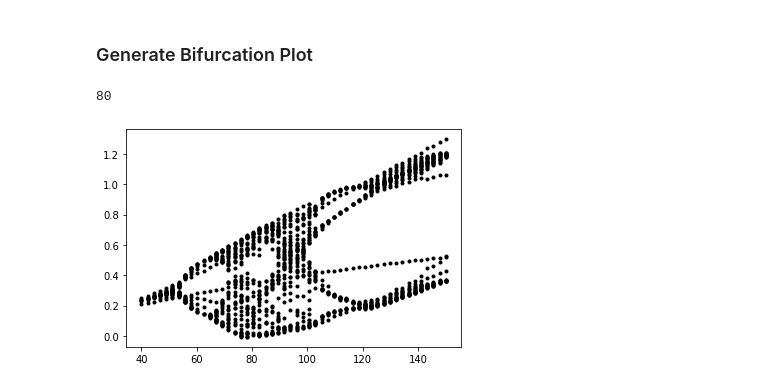
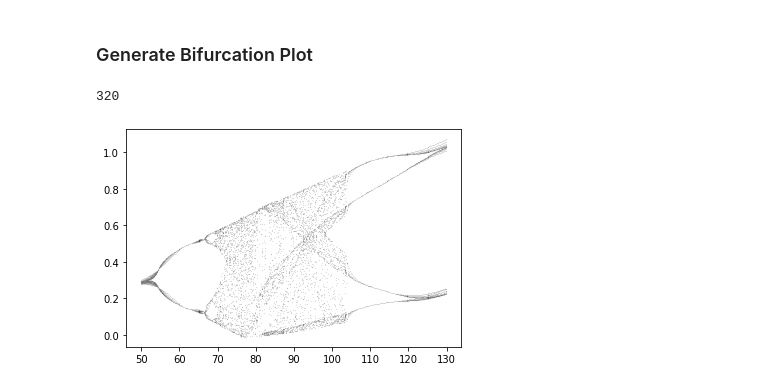
Before and after one commit to Ham0osh/Phys322W-CC, a Jupyter notebook: Analysis/Analysis_pythonSimulation.ipynb, the cells around one changed output. Drawn from its saved outputs; the diff is of its cells as text; code cells hidden in the pictures.

Commit message:
first good looking bifurcation

```diff
--- a/Analysis/Analysis_pythonSimulation.ipynb
+++ b/Analysis/Analysis_pythonSimulation.ipynb
@@ -77,17 +77,17 @@ lowest_f = f[indexes[0]]
 # %% [markdown]
 ### Generate Bifurcation Plot
 # %%
-Rv_arr = np.linspace(50,130,80)
+Rv_arr = np.arange(50,130,0.25)
 y0 = [0.25, 0, 0]
 time_arr = np.linspace(0,300,2000)
 tspan = (0, max(x))
-bifurcation = circuit.bifurcation(Rv_arr, tspan, y0, t_eval = time_arr, N = 400)
+bifurcation = circuit.bifurcation(Rv_arr, tspan, y0, t_eval = time_arr, N = 400, rtol = 1e-9)
 print(len(bifurcation))
 # %% [output]
-80
+320
 # %%
 for Rv, bif in zip(Rv_arr, bifurcation):
-    plt.plot(Rv*np.ones(len(bif)), bif, 'k.')
+    plt.plot(Rv*np.ones(len(bif)), bif, 'k.', markersize = 0.1)
 # %% [output]
-[figure, old version]
+[figure, new version]
 # %%
```
Also changed, not shown: parts of 3 cells of this notebook.
